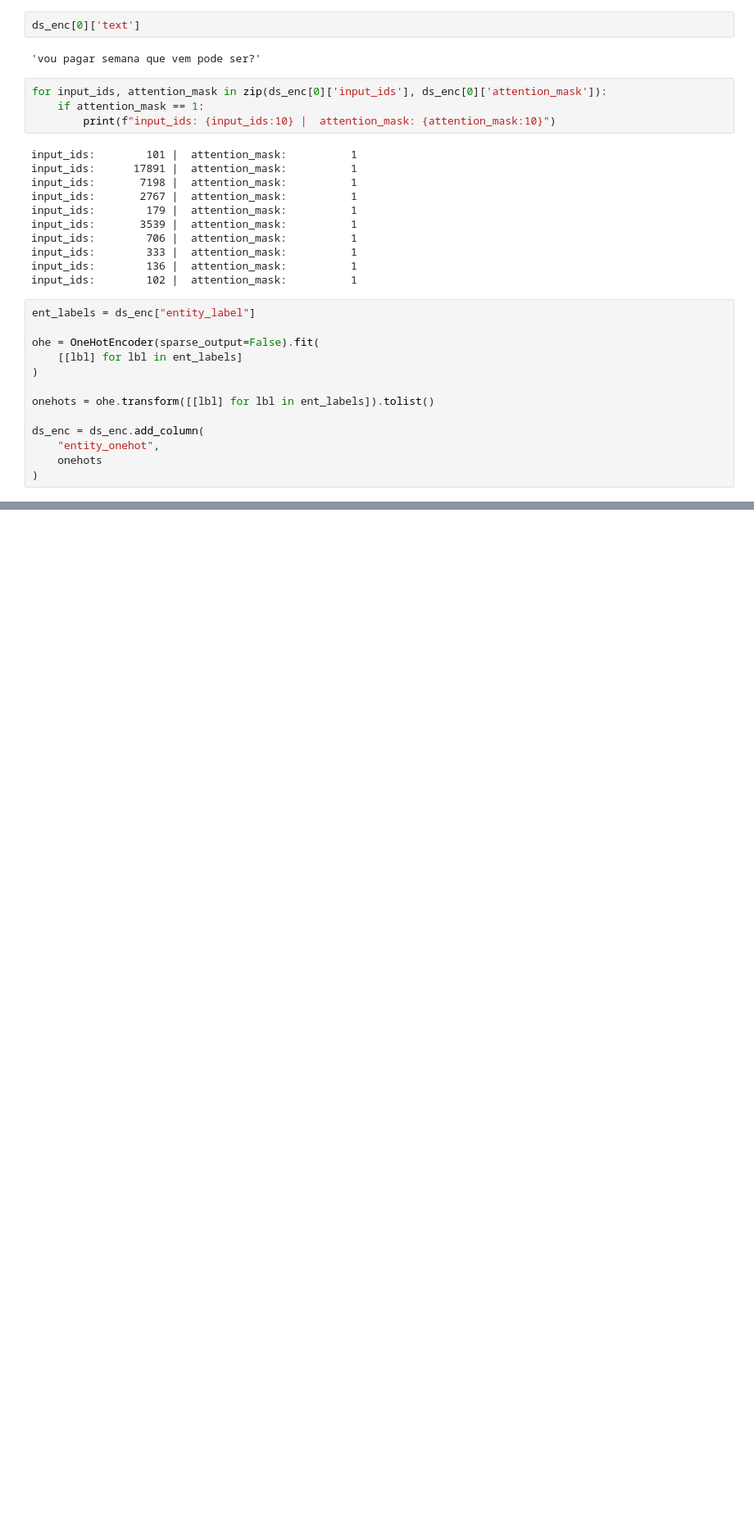
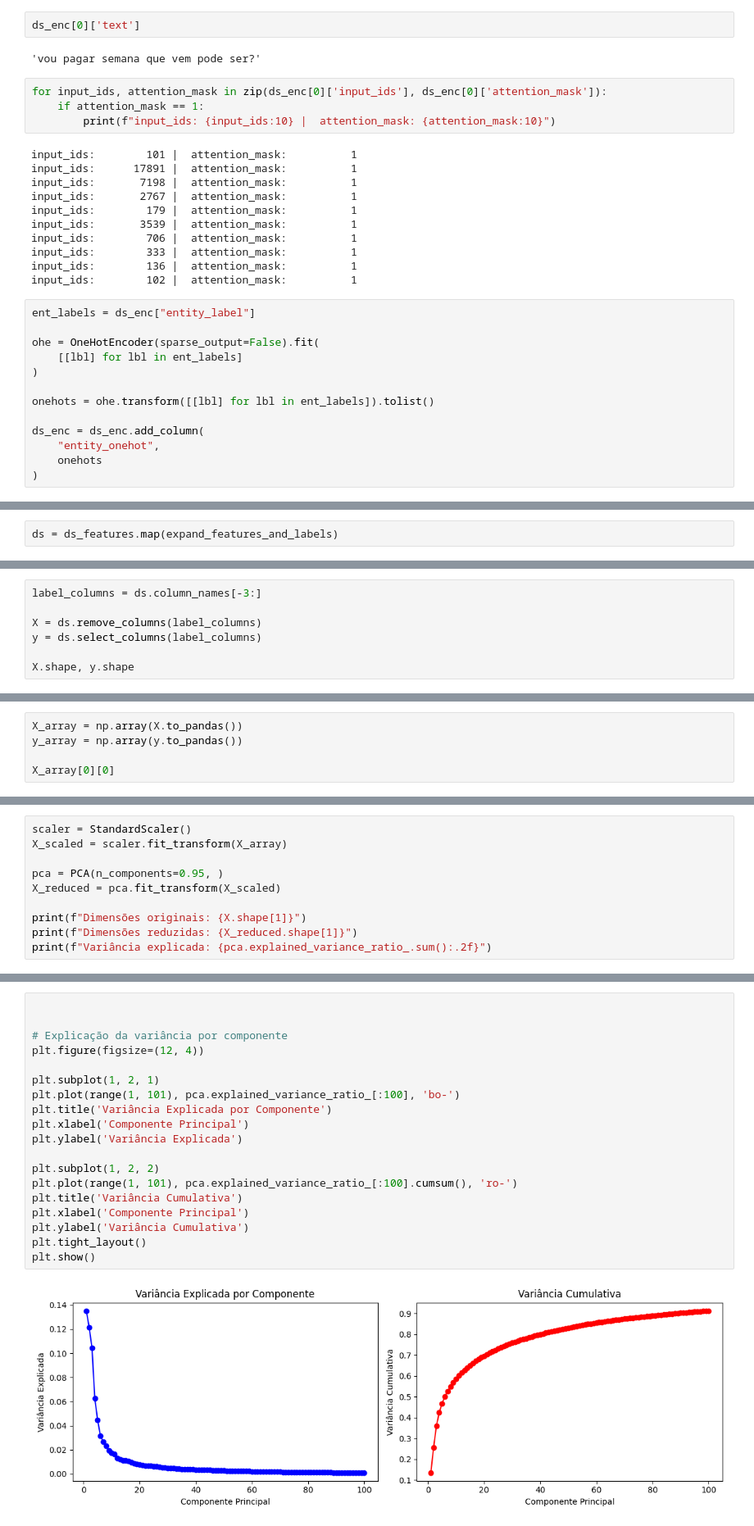
Before and after one commit to KndHvH/study, a Jupyter notebook: POLI/NLP/t1/model/model.ipynb, the cells around one changed output, grey strips where cells are left out. Shown: that part at 82% size. Drawn from its saved outputs; the diff is of its cells as text; blank space fills up the shorter version.

```diff
--- a/POLI/NLP/t1/model/model.ipynb
+++ b/POLI/NLP/t1/model/model.ipynb
@@ -634,0 +736,2 @@ for col in target_cols:
+# %%
+ds = ds_features.map(expand_features_and_labels)
@@ -634,0 +764,7 @@ for col in target_cols:
+# %%
+label_columns = ds.column_names[-3:]
+
+X = ds.remove_columns(label_columns)
+y = ds.select_columns(label_columns)
+
+X.shape, y.shape
@@ -634,0 +773,5 @@ for col in target_cols:
+# %%
+X_array = np.array(X.to_pandas())
+y_array = np.array(y.to_pandas())
+
+X_array[0][0]
@@ -634,0 +780,10 @@ for col in target_cols:
+# %%
+scaler = StandardScaler()
+X_scaled = scaler.fit_transform(X_array)
+
+pca = PCA(n_components=0.95, )
+X_reduced = pca.fit_transform(X_scaled)
+
+print(f"Dimensões originais: {X.shape[1]}")
+print(f"Dimensões reduzidas: {X_reduced.shape[1]}")
+print(f"Variância explicada: {pca.explained_variance_ratio_.sum():.2f}")
@@ -634,0 +794,21 @@ for col in target_cols:
+# %%
+
+
+# Explicação da variância por componente
+plt.figure(figsize=(12, 4))
+
+plt.subplot(1, 2, 1)
+plt.plot(range(1, 101), pca.explained_variance_ratio_[:100], 'bo-')
+plt.title('Variância Explicada por Componente')
+plt.xlabel('Componente Principal')
+plt.ylabel('Variância Explicada')
+
+plt.subplot(1, 2, 2)
+plt.plot(range(1, 101), pca.explained_variance_ratio_[:100].cumsum(), 'ro-')
+plt.title('Variância Cumulativa')
+plt.xlabel('Componente Principal')
+plt.ylabel('Variância Cumulativa')
+plt.tight_layout()
+plt.show()
+# %% [output]
+[figure, added]
```
Also changed, not shown: parts of 50 cells of this notebook, 2 other files.
